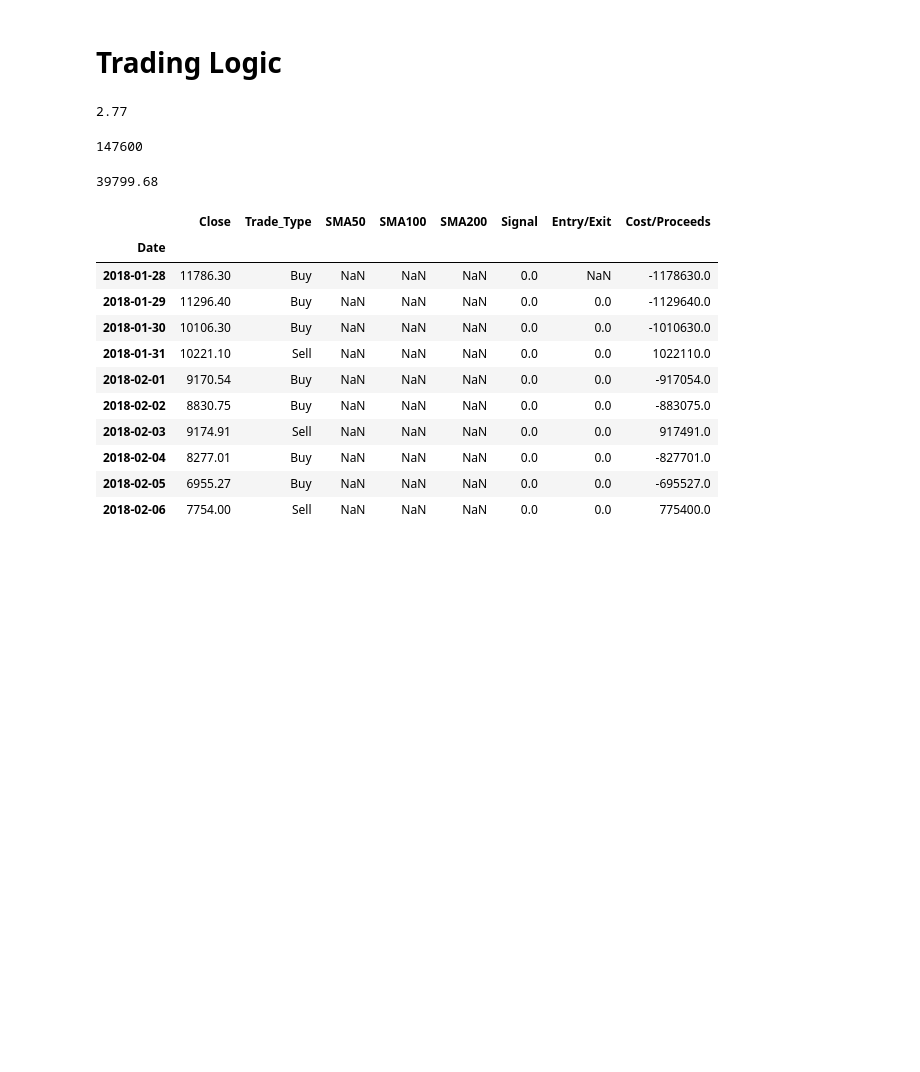
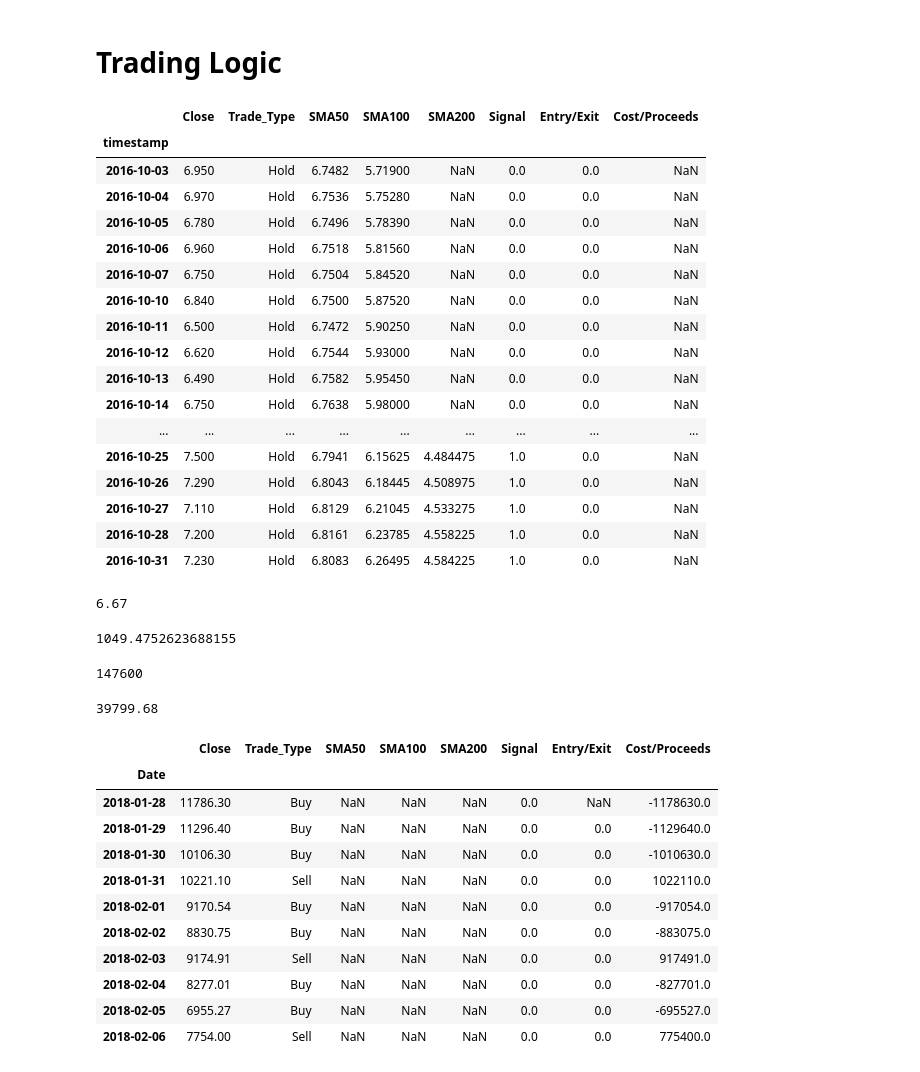
Before and after one commit to jake-viss/algorithmic_trader, a Jupyter notebook: algo_trader.ipynb, the cells around one changed output. Drawn from its saved outputs; the diff is of its cells as text; code cells hidden in the pictures; blank space fills up the shorter version.

```diff
--- a/algo_trader.ipynb
+++ b/algo_trader.ipynb
@@ -207,18 +218,38 @@ amd_df.loc['2018-06-10':'2018-06-20']
 # Trading Logic
 # %%
 for index, row in amd_df.iterrows():
-    if PREV_BUY_PRICE == 0:
+    if PREV_BUY_PRICE == 0 and amd_df.loc[index, 'Entry/Exit'] == 1.0:
         amd_df.loc[index, 'Trade_Type'] = 'Buy'
-        amd_df.loc[index, 'Cost/Proceeds'] = -(row['Close'] * SHARE_SIZE)
-        ACCUMULATED_SHARES += SHARE_SIZE
+        amd_df.loc[index, 'Cost/Proceeds'] = ((INITIAL_CAPITAL * .70) / row['Close'].round(2)) * -row['Close']
+        ACCUMULATED_SHARES += (INITIAL_CAPITAL * .70) / row['Close'].round(2)
         PREV_BUY_PRICE = row['Close']
     else:
         amd_df.loc[index, 'Trade_Type'] = 'Hold'
 # %%
-amd_df
-PREV_BUY_PRICE
+display(amd_df['2016-10-01':'2016-10-31'])
+display(PREV_BUY_PRICE)
+display(ACCUMULATED_SHARES)
 # %% [output]
+|  | Close | Trade_Type | SMA50 | SMA100 | SMA200 | Signal | Entry/Exit | Cost/Proceeds |
+| timestamp |  |  |  |  |  |  |  |  |
+| 2016-10-03 | 6.950 | Hold | 6.7482 | 5.71900 | NaN | 0.0 | 0.0 | NaN |
+| 2016-10-04 | 6.970 | Hold | 6.7536 | 5.75280 | NaN | 0.0 | 0.0 | NaN |
+| 2016-10-05 | 6.780 | Hold | 6.7496 | 5.78390 | NaN | 0.0 | 0.0 | NaN |
+| 2016-10-06 | 6.960 | Hold | 6.7518 | 5.81560 | NaN | 0.0 | 0.0 | NaN |
+| 2016-10-07 | 6.750 | Hold | 6.7504 | 5.84520 | NaN | 0.0 | 0.0 | NaN |
+| 2016-10-10 | 6.840 | Hold | 6.7500 | 5.87520 | NaN | 0.0 | 0.0 | NaN |
+| 2016-10-11 | 6.500 | Hold | 6.7472 | 5.90250 | NaN | 0.0 | 0.0 | NaN |
+| 2016-10-12 | 6.620 | Hold | 6.7544 | 5.93000 | NaN | 0.0 | 0.0 | NaN |
+| 2016-10-13 | 6.490 | Hold | 6.7582 | 5.95450 | NaN | 0.0 | 0.0 | NaN |
+| 2016-10-14 | 6.750 | Hold | 6.7638 | 5.98000 | NaN | 0.0 | 0.0 | NaN |
+| ... | ... | ... | ... | ... | ... | ... | ... | ... |
+| 2016-10-25 | 7.500 | Hold | 6.7941 | 6.15625 | 4.484475 | 1.0 | 0.0 | NaN |
+| 2016-10-26 | 7.290 | Hold | 6.8043 | 6.18445 | 4.508975 | 1.0 | 0.0 | NaN |
+| 2016-10-27 | 7.110 | Hold | 6.8129 | 6.21045 | 4.533275 | 1.0 | 0.0 | NaN |
+| 2016-10-28 | 7.200 | Hold | 6.8161 | 6.23785 | 4.558225 | 1.0 | 0.0 | NaN |
+| 2016-10-31 | 7.230 | Hold | 6.8083 | 6.26495 | 4.584225 | 1.0 | 0.0 | NaN |
-2.77
+6.67
+1049.4752623688155
 # %%
 # Loop through the Pandas DataFrame and initiate a trade each iteration
 for index, row in btc_df.iterrows():
```
Also changed, not shown: parts of 2 cells of this notebook.
